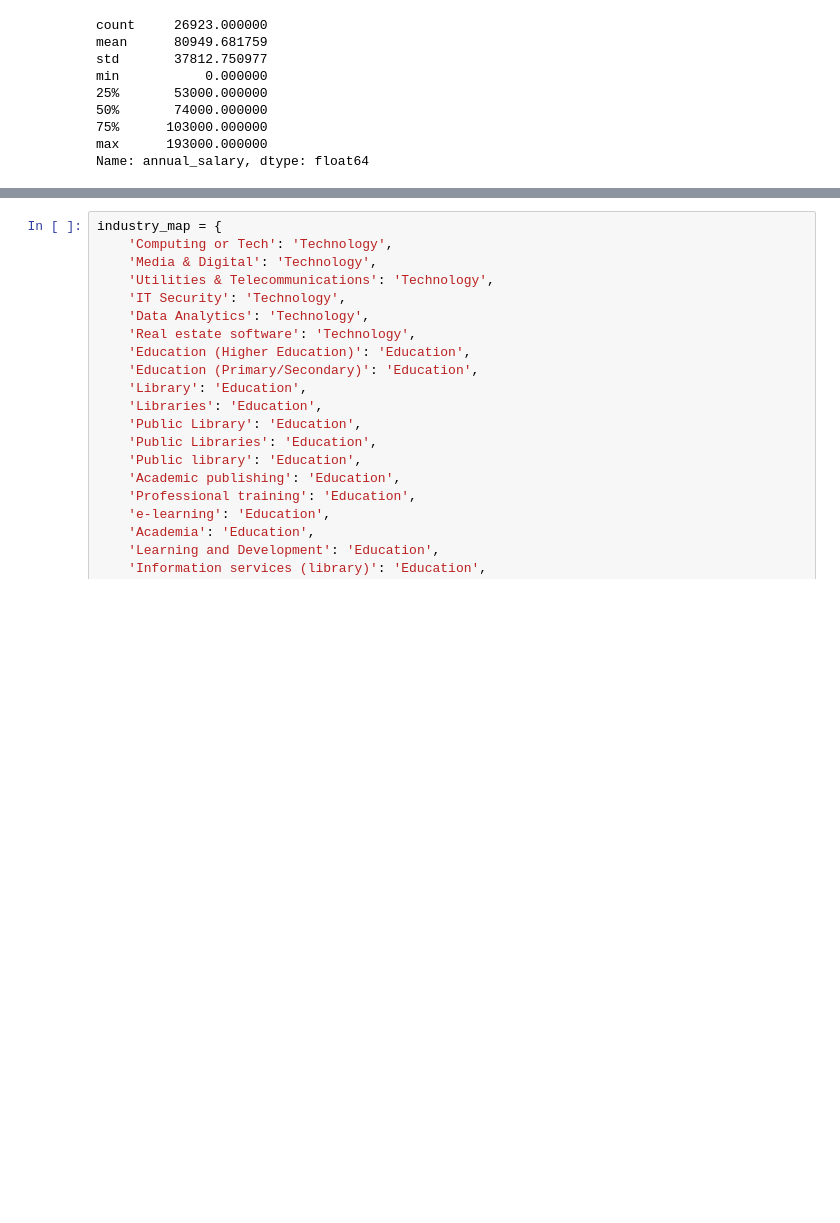
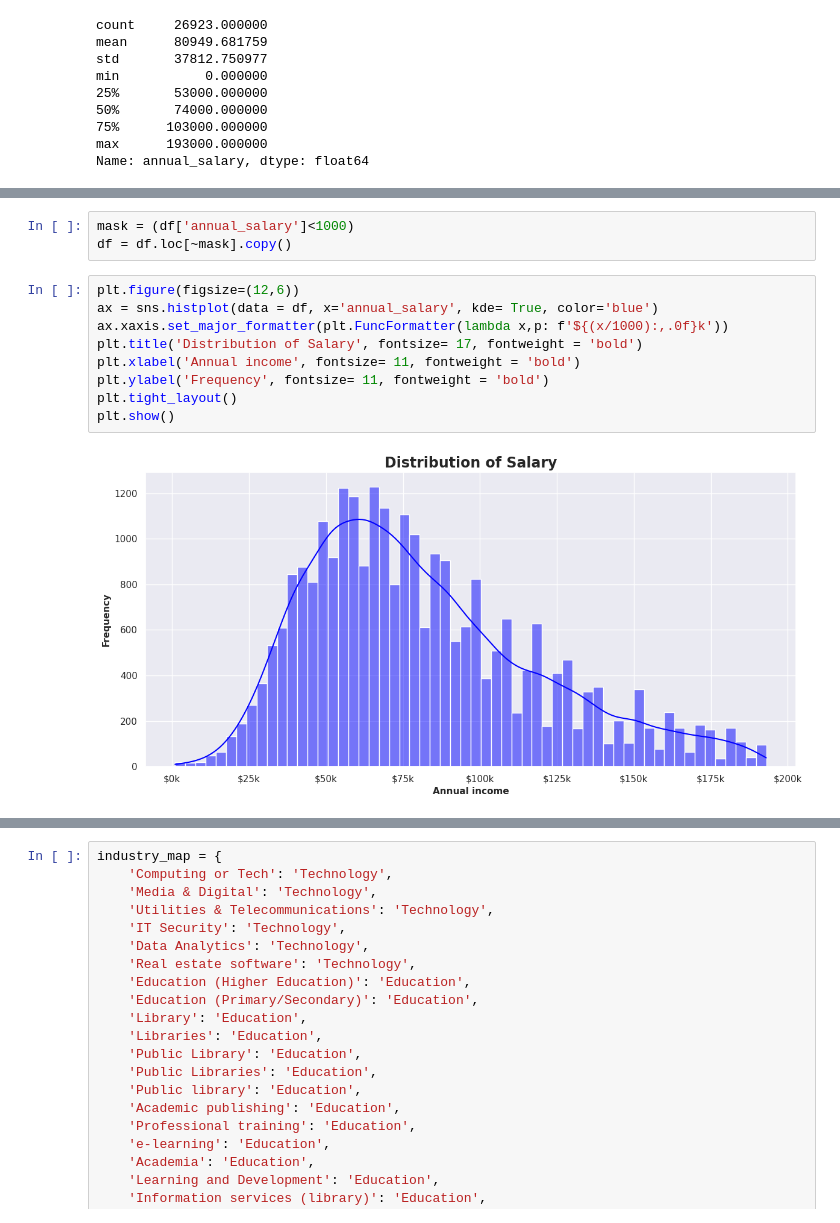
Before and after one commit to BhaskarMishra05/Data, a Jupyter notebook: src/Notebook/change.ipynb, the cells around one changed output, grey strips where cells are left out. Cells and saved outputs as stored; diff of their text form; blank space fills up the shorter version.

```diff
--- a/src/Notebook/change.ipynb
+++ b/src/Notebook/change.ipynb
@@ -639,0 +716,14 @@ Name: annual_salary, dtype: float64
+# %%
+mask = (df['annual_salary']<1000)
+df = df.loc[~mask].copy()
+# %%
+plt.figure(figsize=(12,6))
+ax = sns.histplot(data = df, x='annual_salary', kde= True, color='blue')
+ax.xaxis.set_major_formatter(plt.FuncFormatter(lambda x,p: f'${(x/1000):,.0f}k'))
+plt.title('Distribution of Salary', fontsize= 17, fontweight = 'bold')
+plt.xlabel('Annual income', fontsize= 11, fontweight = 'bold')
+plt.ylabel('Frequency', fontsize= 11, fontweight = 'bold')
+plt.tight_layout()
+plt.show()
+# %% [output]
+[figure, added]
```
Also changed, not shown: parts of 74 cells of this notebook.
